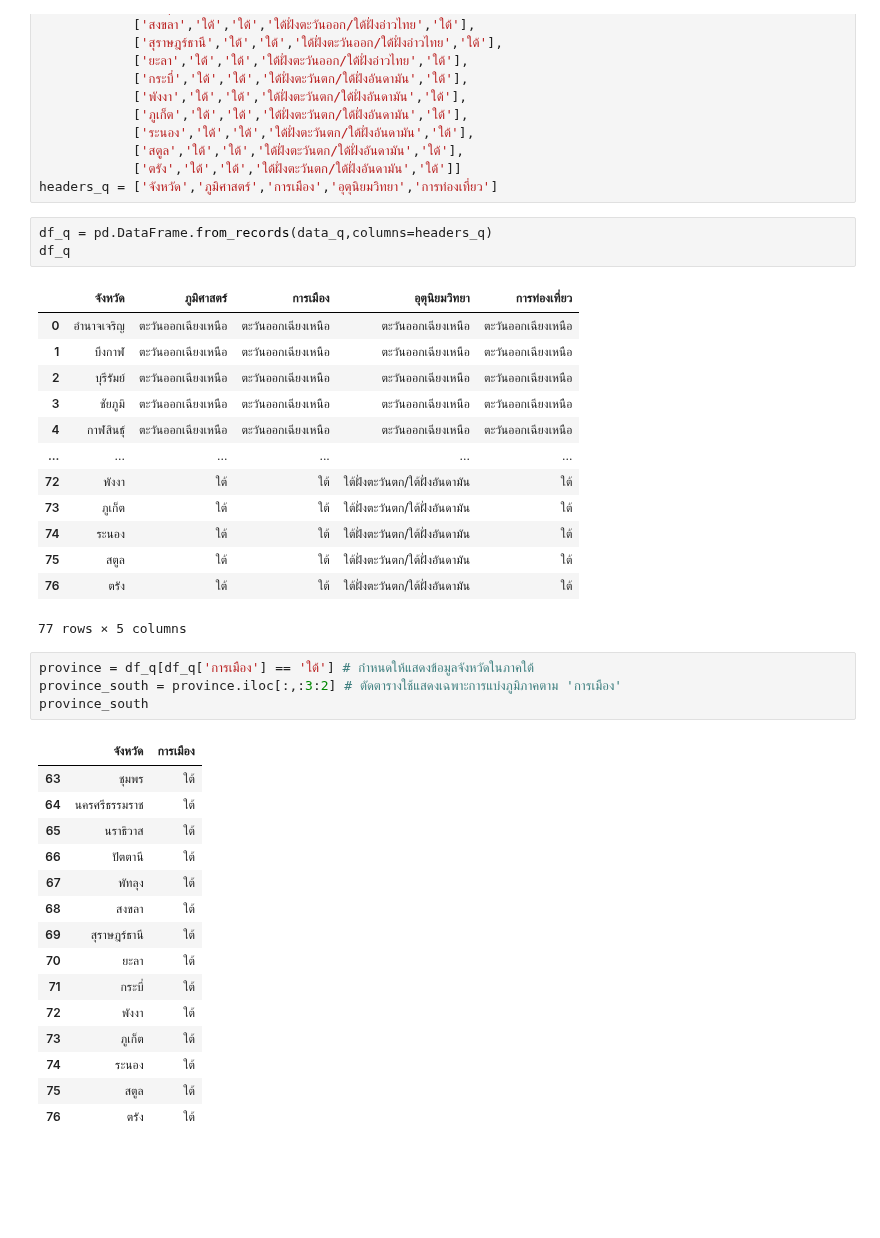
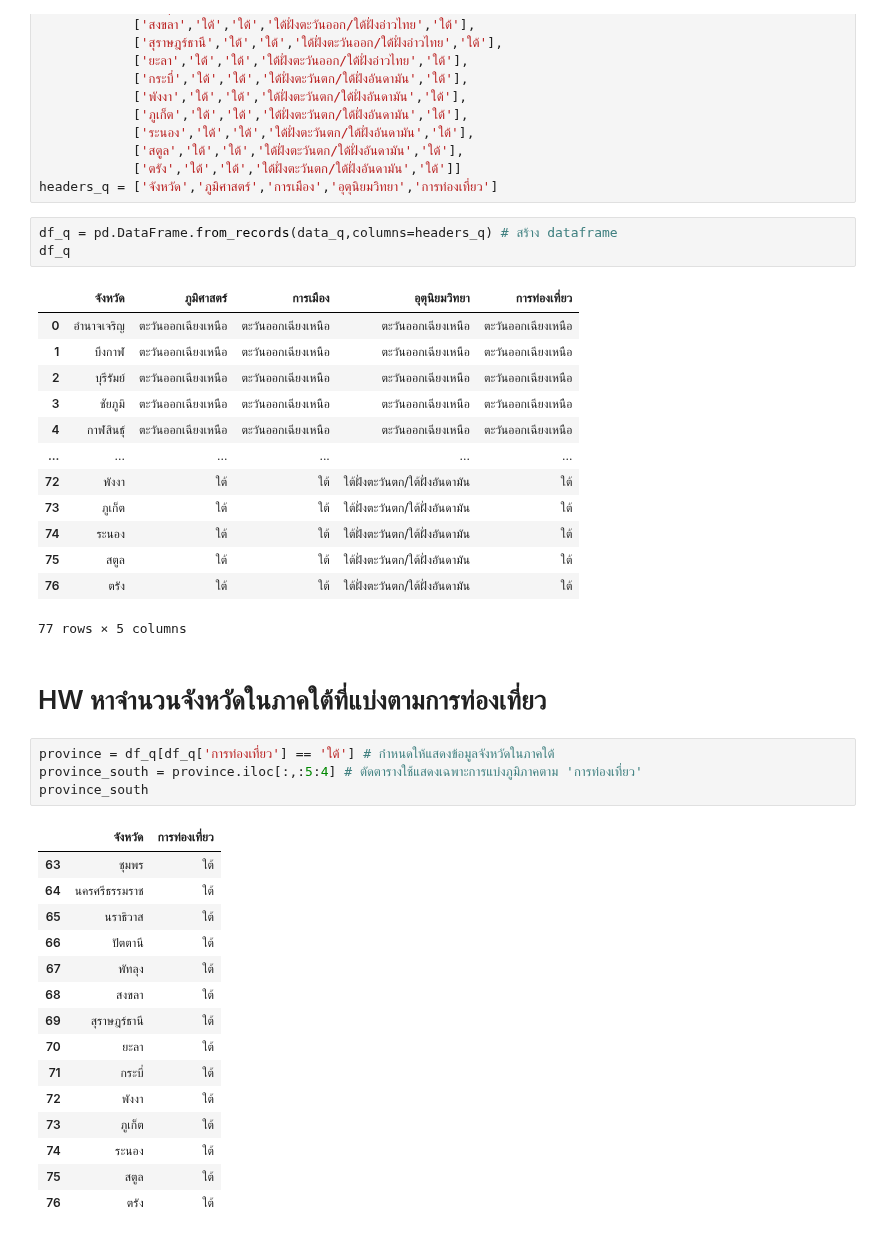
Before and after one commit to kittimaxz/data_viz_2022, a Jupyter notebook: Pandas102.ipynb, the cells around one changed output. Drawn from its saved outputs; the diff is of its cells as text; blank space fills up the shorter version.

```diff
--- a/Pandas102.ipynb
+++ b/Pandas102.ipynb
@@ -509,7 +509,7 @@ data_q =[['อำนาจเจริญ','ตะวันออกเฉีย
             ['ตรัง','ใต้','ใต้','ใต้ฝั่งตะวันตก/ใต้ฝั่งอันดามัน','ใต้']]
 headers_q = ['จังหวัด','ภูมิศาสตร์','การเมือง','อุตุนิยมวิทยา','การท่องเที่ยว']
 # %%
-df_q = pd.DataFrame.from_records(data_q,columns=headers_q)
+df_q = pd.DataFrame.from_records(data_q,columns=headers_q) # สร้าง dataframe
 df_q
 # %% [output]
 |  | จังหวัด | ภูมิศาสตร์ | การเมือง | อุตุนิยมวิทยา | การท่องเที่ยว |
@@ -525,12 +525,14 @@ df_q
 | 75 | สตูล | ใต้ | ใต้ | ใต้ฝั่งตะวันตก/ใต้ฝั่งอันดามัน | ใต้ |
 | 76 | ตรัง | ใต้ | ใต้ | ใต้ฝั่งตะวันตก/ใต้ฝั่งอันดามัน | ใต้ |
 77 rows × 5 columns
+# %% [markdown]
+# HW หาจำนวนจังหวัดในภาคใต้ที่แบ่งตามการท่องเที่ยว
 # %%
-province = df_q[df_q['การเมือง'] == 'ใต้'] # กำหนดให้แสดงข้อมูลจังหวัดในภาคใต้
-province_south = province.iloc[:,:3:2] # ตัดตารางใช้แสดงเฉพาะการแบ่งภูมิภาคตาม 'การเมือง'
+province = df_q[df_q['การท่องเที่ยว'] == 'ใต้'] # กำหนดให้แสดงข้อมูลจังหวัดในภาคใต้
+province_south = province.iloc[:,:5:4] # ตัดตารางใช้แสดงเฉพาะการแบ่งภูมิภาคตาม 'การท่องเที่ยว'
 province_south
 # %% [output]
-|  | จังหวัด | การเมือง |
+|  | จังหวัด | การท่องเที่ยว |
 | 63 | ชุมพร | ใต้ |
 | 64 | นครศรีธรรมราช | ใต้ |
 | 65 | นราธิวาส | ใต้ |
```
Also changed, not shown: parts of 3 cells of this notebook.
